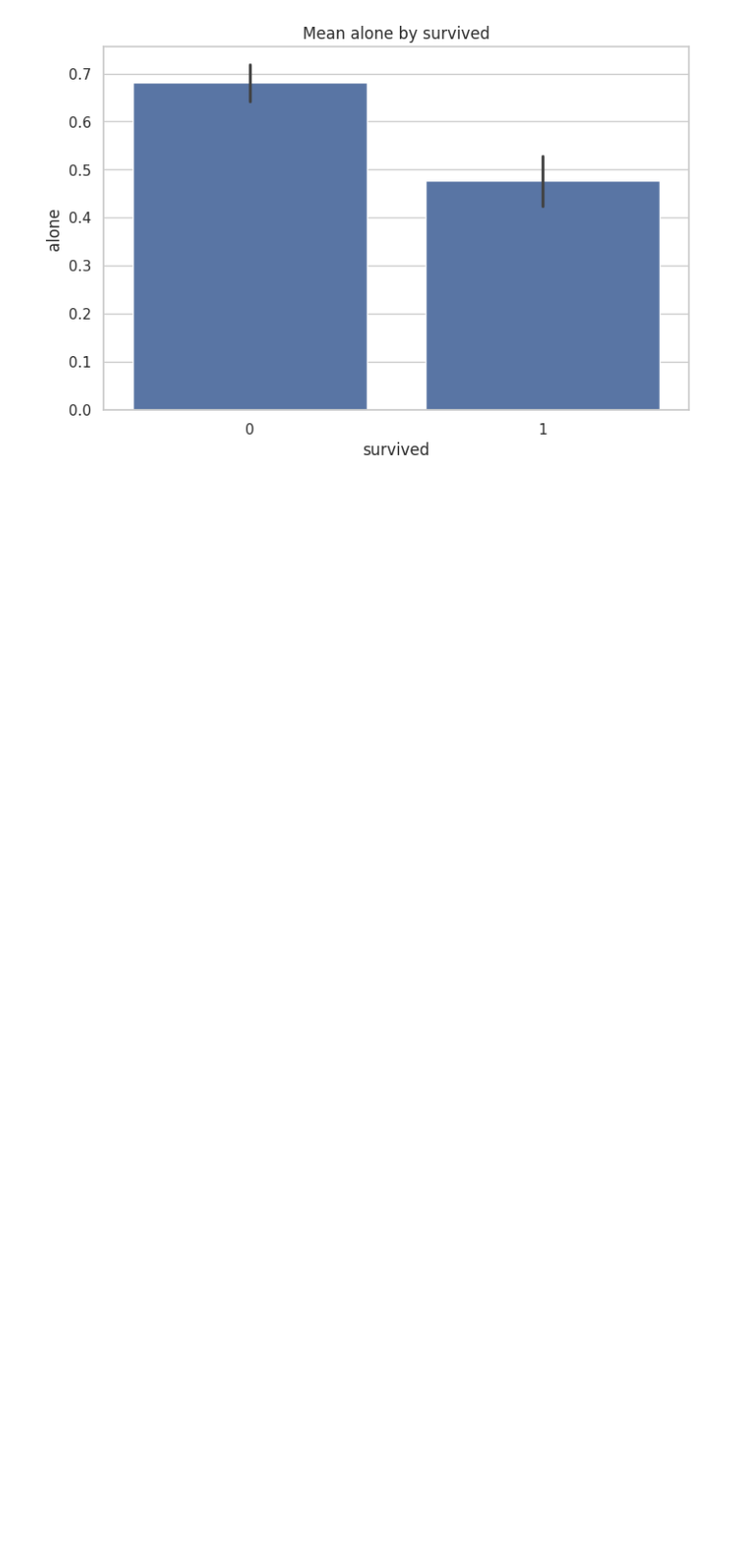
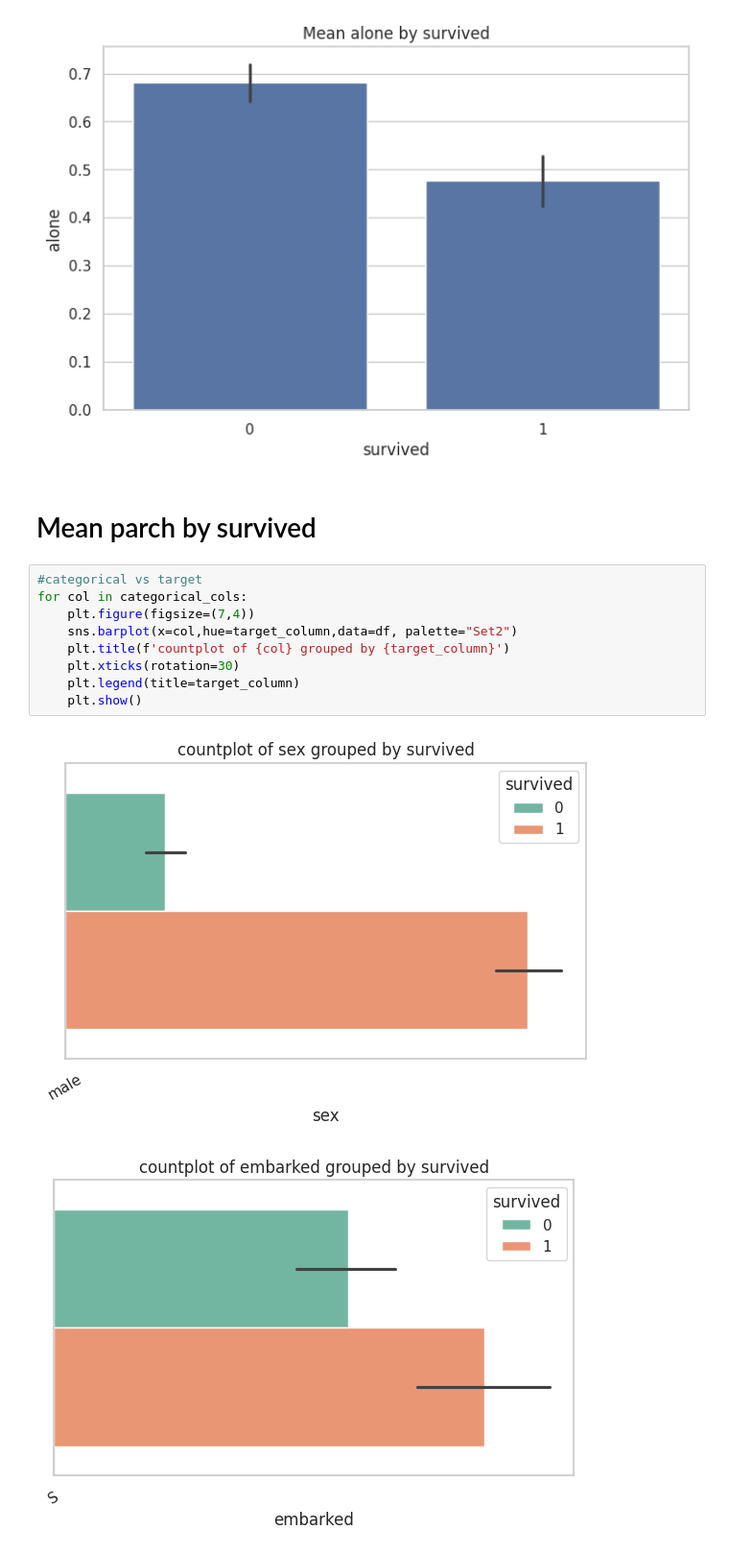
Before and after one commit to Yuvraj-cyborg/EDA_Titanic, a Jupyter notebook: EDA.ipynb, the cells around one changed output. Shown: that part at 96% size. Saved outputs shown, nothing was run; the diff lists cells and outputs as text; blank space fills up the shorter version.

Commit message:
colab plot

```diff
--- a/EDA.ipynb
+++ b/EDA.ipynb
@@ -288,3 +288,17 @@ for cols in numeric_cols:
 [figure]
 [figure]
 [figure]
+# %% [markdown]
+# Mean parch by survived
+# %%
+#categorical vs target
+for col in categorical_cols:
+    plt.figure(figsize=(7,4))
+    sns.barplot(x=col,hue=target_column,data=df, palette="Set2")
+    plt.title(f'countplot of {col} grouped by {target_column}')
+    plt.xticks(rotation=30)
+    plt.legend(title=target_column)
+    plt.show()
+# %% [output]
+[figure, added]
+[figure, added]
```
Also changed, not shown: parts of 1 cell of this notebook.
